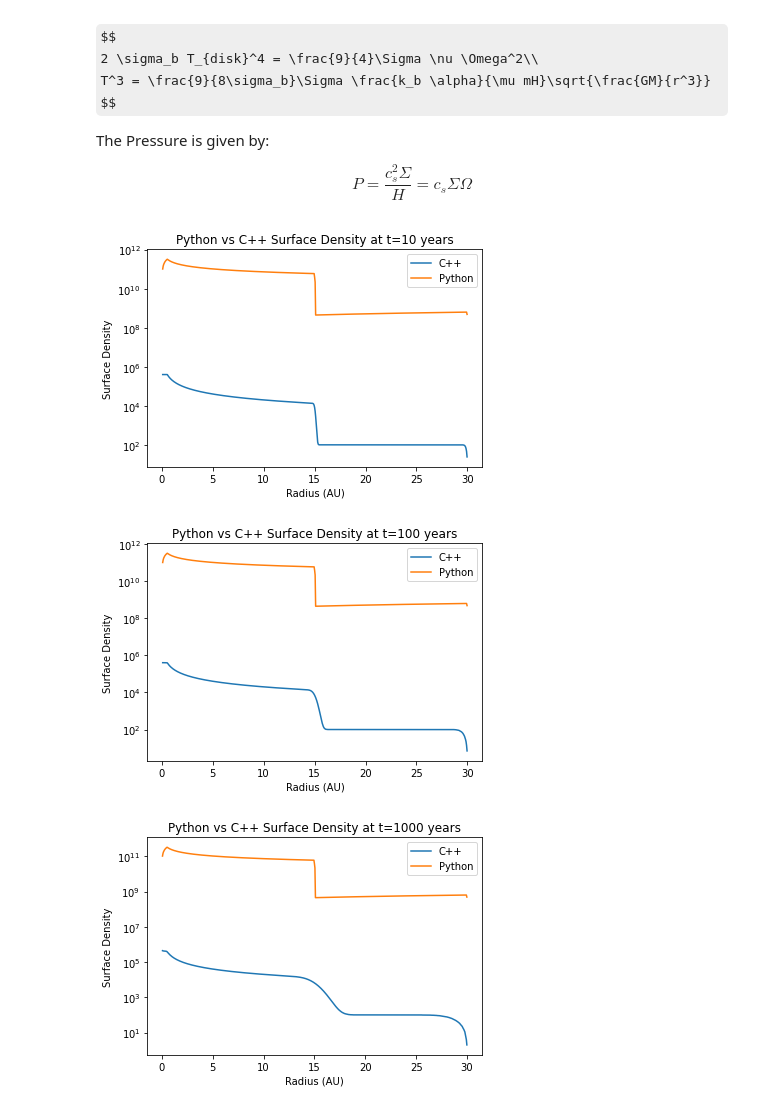
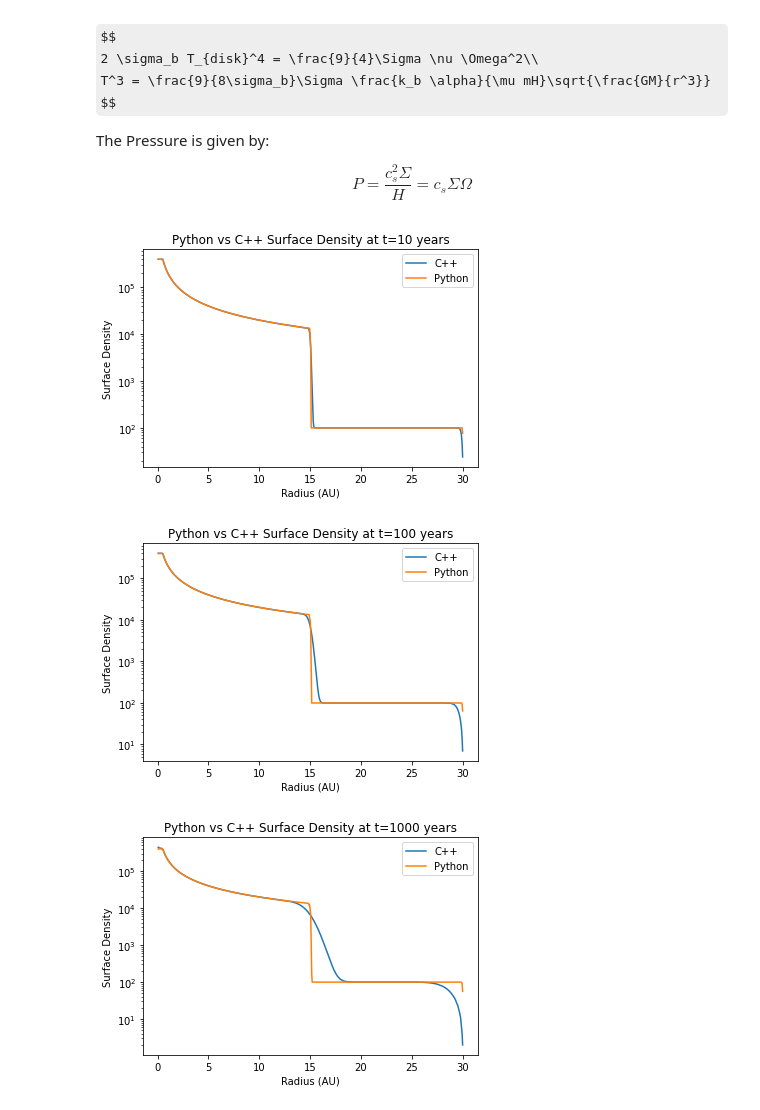
Before and after one commit to rohaniyerr/surf_2021, a Jupyter notebook: diffusion_model.ipynb, the cells around one changed output. Drawn from its saved outputs; the diff is of its cells as text; code cells hidden in the pictures; some formulas as TeX source.

```diff
--- a/diffusion_model.ipynb
+++ b/diffusion_model.ipynb
@@ -252,23 +252,24 @@ calc_init_params(alpha1)
 # %%
 #Compare C++ code to Python code
 telapsed = [10, 100, 1000]
 count = 0
 for time in telapsed:
     df = pd.read_csv('case/radial_' + str(time) + '.txt', delimiter='\t', header=None)
     sigma_c = df[1].to_numpy().astype(np.int)
-    sigma_py = calc_sigma_evol(f, alpha2, time)
+    f = calc_sigma_evol(f, alpha2, time)
+    sigma_py = convert_f2sigma(f)
     plt.title(f'Python vs C++ Surface Density at t={time} years')
     plt.xlabel('Radius (AU)')
     plt.ylabel('Surface Density')
     plt.yscale('log')
     plt.plot(x/AU, sigma_c, label='C++')
     plt.plot(x/AU, sigma_py, label='Python')
     plt.legend()
     plt.show()
 # %% [output]
-[figure, old version]
+[figure, new version]
-[figure, old version]
+[figure, new version]
-[figure, old version]
+[figure, new version]
 # %%
 #Plot RMS of Python vs C++
 telapsed = [10, 100, 1000]
```
Also changed, not shown: parts of 1 cell of this notebook.
